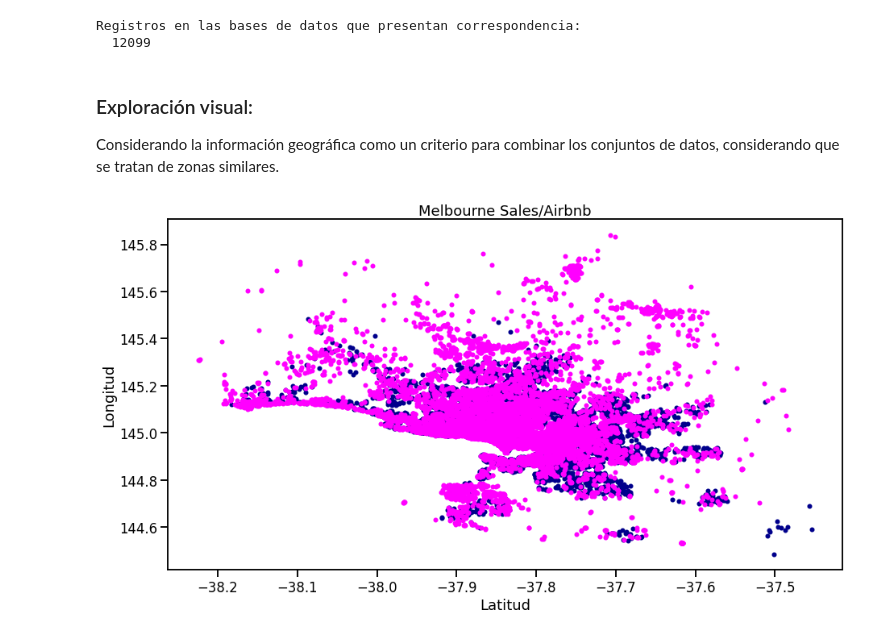
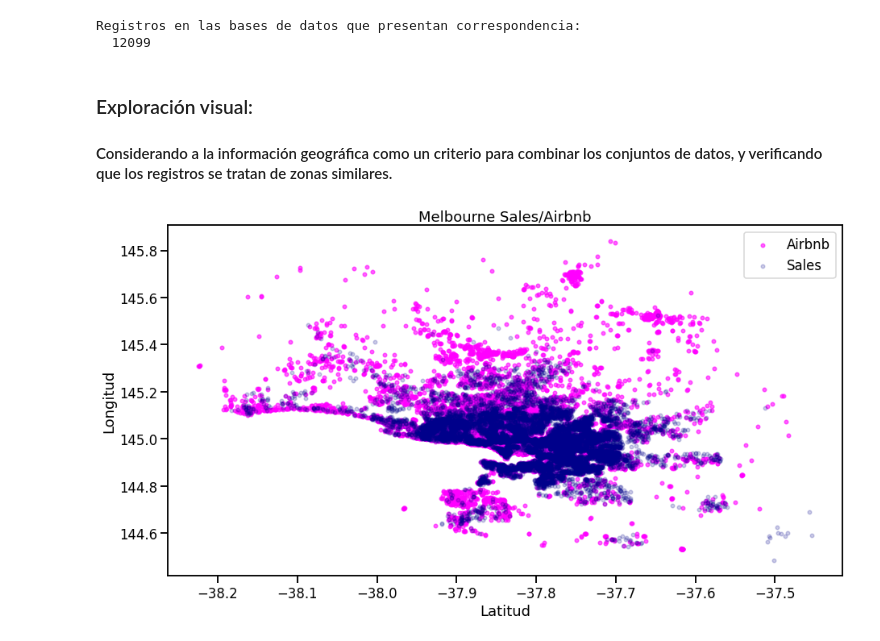
Before and after one commit to Grupo242022/EyCD, a Jupyter notebook: Entregable_2_Nico_parte1_ejercicio2.ipynb, the cells around one changed output. Cells and saved outputs as stored; diff of their text form; code cells hidden in the pictures.

```diff
--- a/Entregable_2_Nico_parte1_ejercicio2.ipynb
+++ b/Entregable_2_Nico_parte1_ejercicio2.ipynb
@@ -539,18 +539,20 @@ Registros en las bases de datos que presentan correspondencia:
   12099
 # %% [markdown]
 ### Exploración visual:
-Considerando la información geográfica como un criterio para combinar los conjuntos de datos, considerando que se tratan de zonas similares.
+#### Considerando a la información geográfica como un criterio para combinar los conjuntos de datos, y verificando que los registros se tratan de zonas similares.
 # %%
 fig, ax = plt.subplots(facecolor='white')
 fig.set_size_inches(15,8)
-sc = ax.scatter(df_melb_perc["Lattitude"], df_melb_perc["Longtitude"], marker=".", color='darkblue')
-sc2 = ax.scatter(df_airbnb["latitude"], df_airbnb["longitude"], marker=".",color='magenta')
+ax.scatter(df_airbnb["latitude"], df_airbnb["longitude"], marker=".",color='magenta', alpha = 0.6, label='Airbnb')
+ax.scatter(df_melb_perc["Lattitude"], df_melb_perc["Longtitude"], marker=".", color='darkblue', alpha = 0.2, label='Sales')
+ax.legend()
 ax.set_xlabel("Latitud")
 ax.set_ylabel("Longitud")
 plt.title("Melbourne Sales/Airbnb")
+
 plt.show()
 # %% [output]
-[figure, old version]
+[figure, new version]
 # %%
 # Guardando el conjunto de datos:
 df_merged_sales.to_csv("melb_data_extended.csv", index=None)
```
